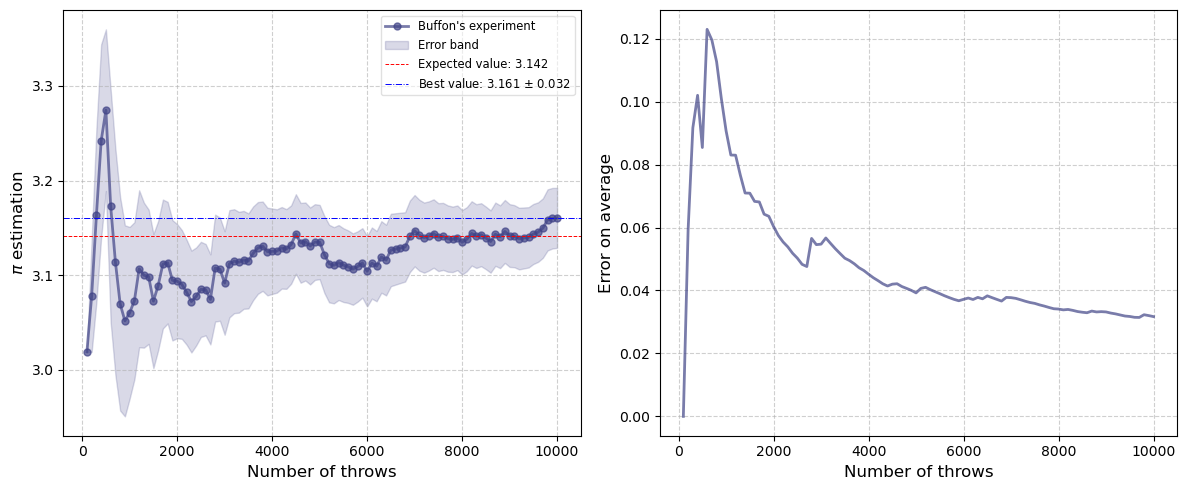
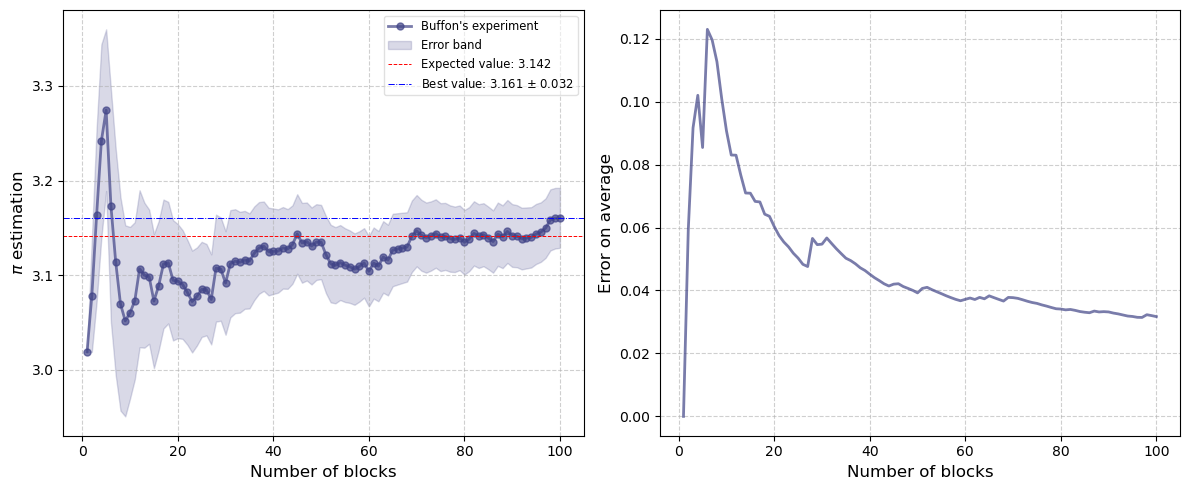
The change to this notebook cell's code, shown as a diff; its figure went from the first image to the second:
--- before
+++ after
@@ -11,7 +11,7 @@
 fig, axes = plt.subplots(1, 2, figsize=(12, 5))
 
-axes[0].plot(x1, y1, 'o-', color=color_std, markersize=5, alpha=0.7, label="Buffon's experiment")
+axes[0].plot(x1/100, y1, 'o-', color=color_std, markersize=5, alpha=0.7, label="Buffon's experiment")
 
-axes[0].fill_between(x1, y1 - error1, y1 + error1,
+axes[0].fill_between(x1/100, y1 - error1, y1 + error1,
                      color=color_std, alpha=0.2, label='Error band')
 
@@ -22,5 +22,5 @@
                 label=rf'Best value: {y1[99]:.3f} $\pm$ {error1[99]:.3f}')
 
-axes[0].set_xlabel('Number of throws')
+axes[0].set_xlabel('Number of blocks')
 axes[0].set_ylabel(r'$\pi$ estimation')
 axes[0].legend(loc='upper right', frameon=True, fancybox=True,
@@ -28,6 +28,6 @@
 axes[0].grid(True, alpha=0.6, linestyle='--')
 
-axes[1].plot(x2, y2, '-', color=color_err, alpha=0.7, label='Error')
-axes[1].set_xlabel('Number of throws')
+axes[1].plot(x2/100, y2, '-', color=color_err, alpha=0.7, label='Error')
+axes[1].set_xlabel('Number of blocks')
 axes[1].set_ylabel('Error on average')
 axes[1].grid(True, alpha=0.6, linestyle='--')

Commit: Add files via upload